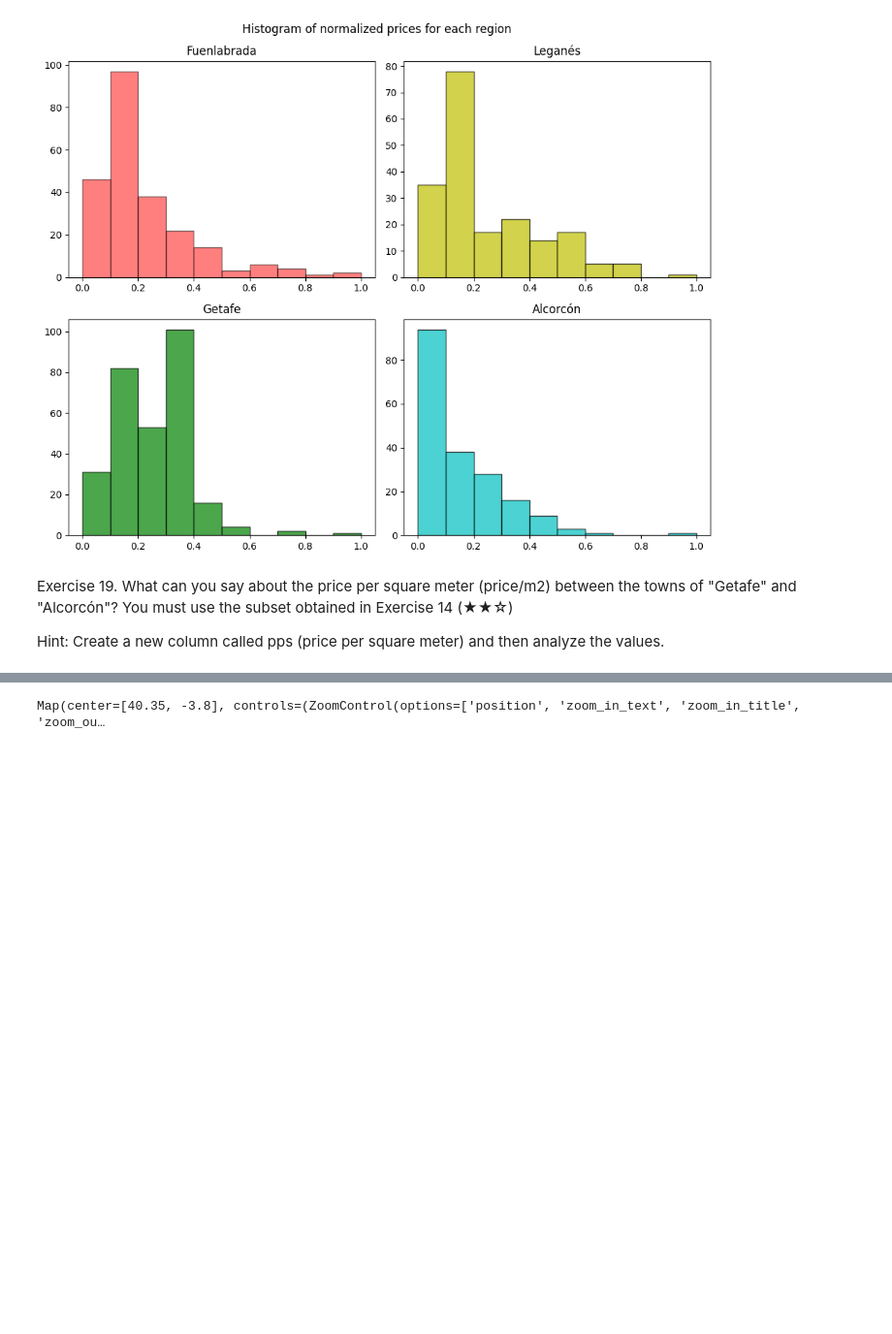
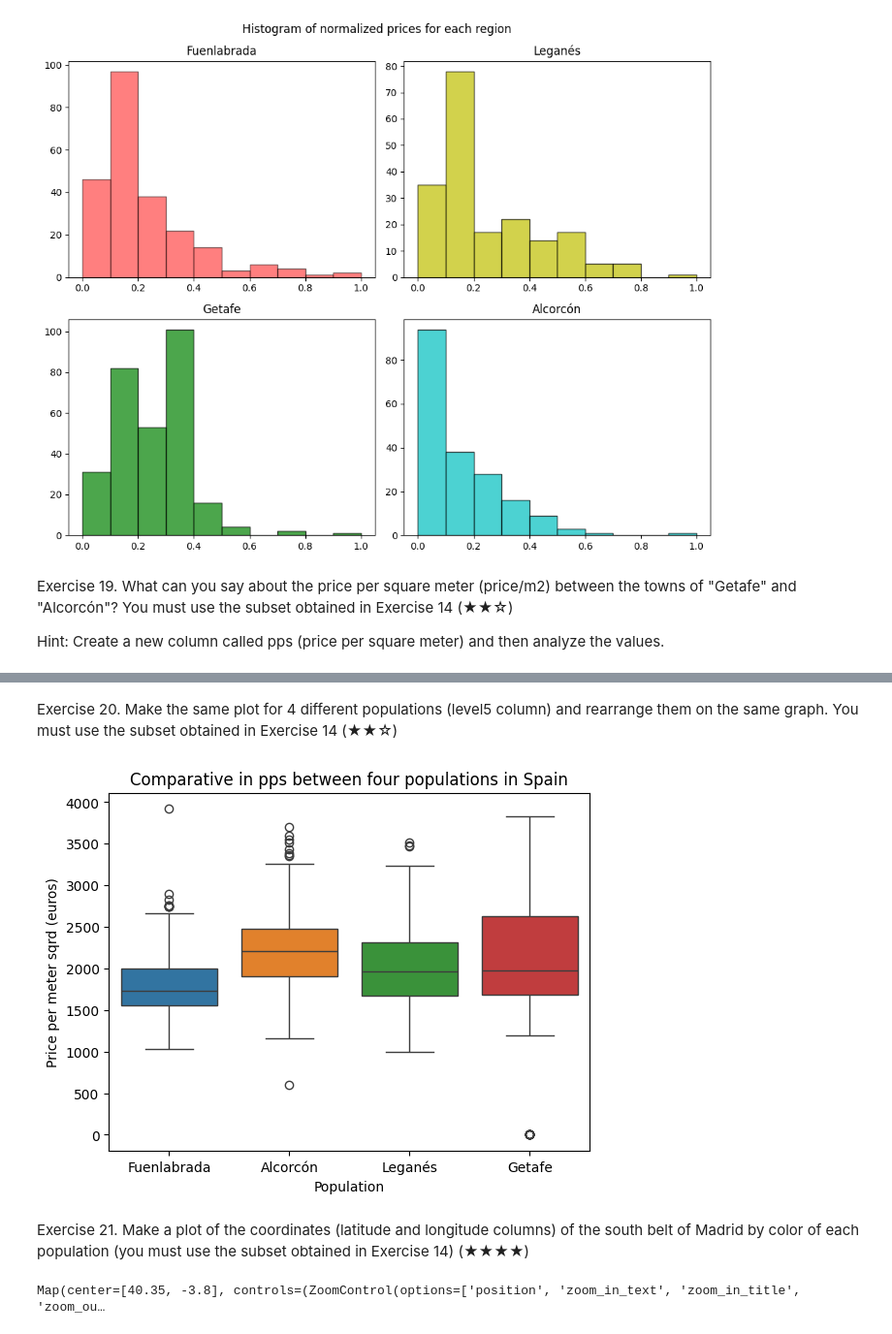
Before and after one commit to aguamelsu/pre_work, a Jupyter notebook: notebooks/01_analysis.ipynb, the cells around one changed output, grey strips where cells are left out. Shown: that part at 97% size. Saved outputs shown, nothing was run; the diff lists cells and outputs as text; code cells hidden in the pictures; blank space fills up the shorter version.

Commit message:
Completed exercise 19 and 20

```diff
--- a/notebooks/01_analysis.ipynb
+++ b/notebooks/01_analysis.ipynb
@@ -405,3 +397,20 @@ See the caveats in the documentation: https://pandas.pydata.org/pandas-docs/stab
+# %% [markdown]
+Exercise 20. Make the same plot for 4 different populations (level5 column) and rearrange them on the same graph. You must use the subset obtained in Exercise 14 (★★☆)
+# %%
+# south belt = ["Fuenlabrada", "Leganés", "Getafe", "Alcorcón"]
+
+south_belt_pps = south_belt_df[['level5', 'pps']]
+
+sns.boxplot(data=south_belt_df, x='level5', y='pps', hue='level5')
+plt.ylabel("Price per meter sqrd (euros)")
+plt.xlabel("Population")
+plt.title("Comparative in pps between four populations in Spain")
+
+plt.show()
+# %% [output]
+[figure, added]
+# %% [markdown]
+Exercise 21. Make a plot of the coordinates (latitude and longitude columns) of the south belt of Madrid by color of each population (you must use the subset obtained in Exercise 14) (★★★★)
 # %%
 from ipyleaflet import Map, basemaps, Marker
 
```
Also changed, not shown: parts of 3 cells of this notebook.
